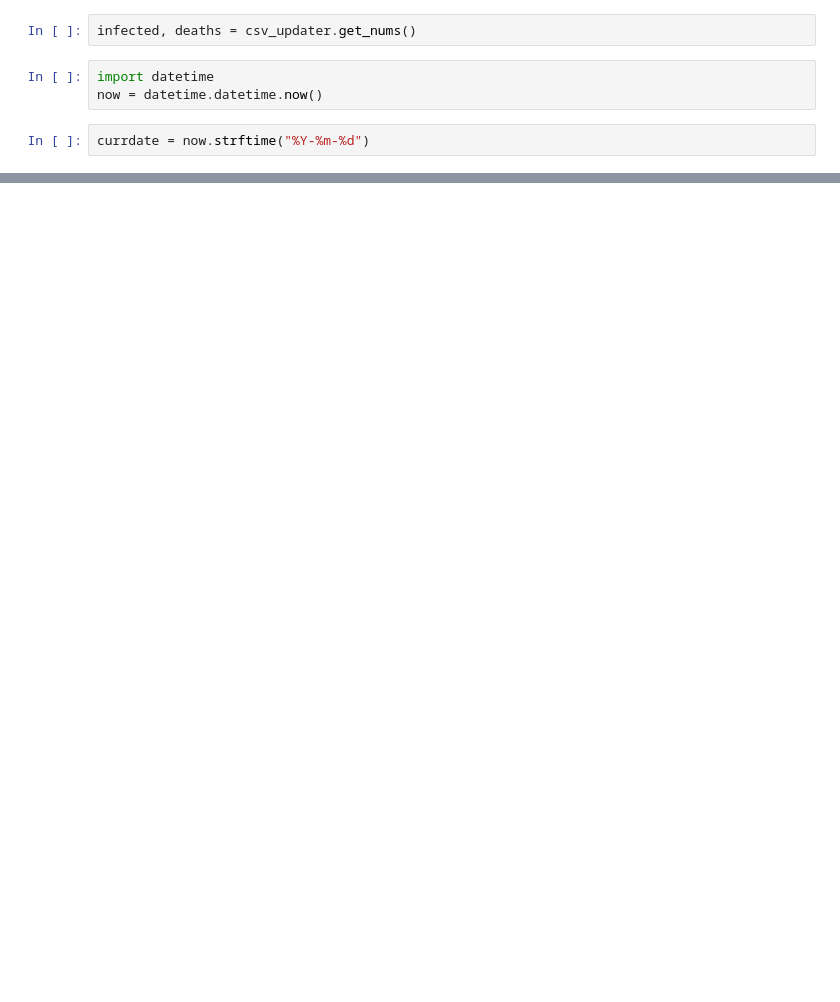
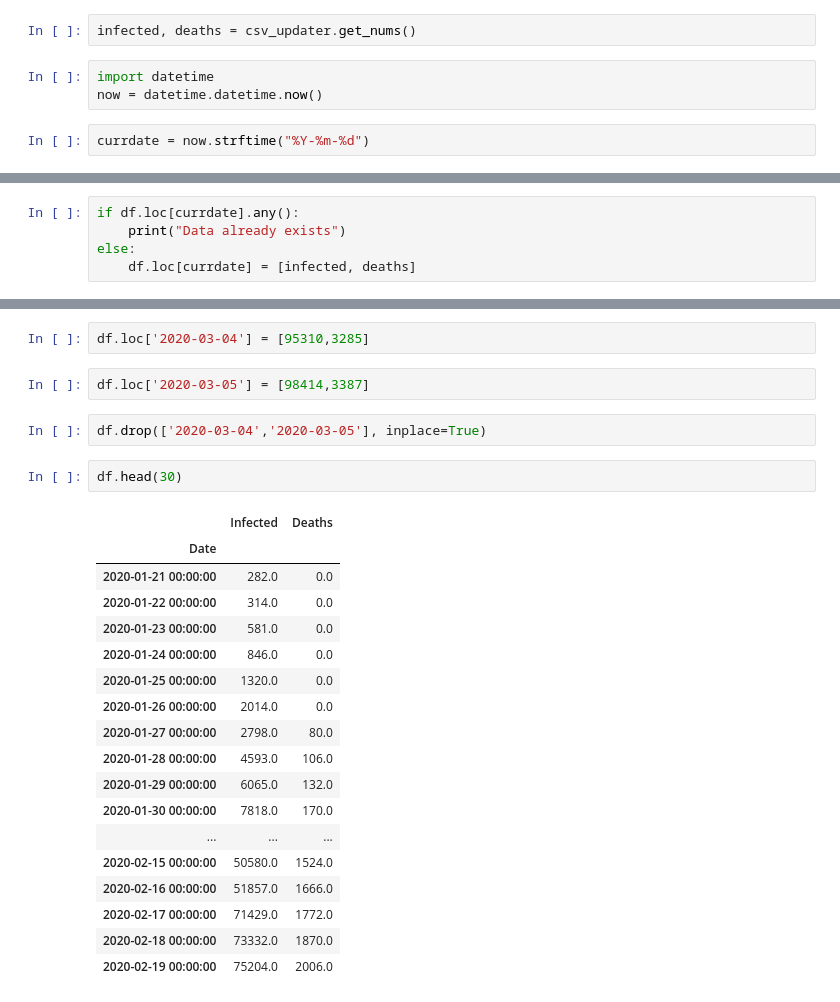
Before and after one commit to asrjy/covid-lstm, a Jupyter notebook: main.ipynb, the cells around one changed output, grey strips where cells are left out. Drawn from its saved outputs; the diff is of its cells as text; blank space fills up the shorter version.

```diff
--- a/main.ipynb
+++ b/main.ipynb
@@ -177,0 +183,5 @@ KeyError: '2020-03-06'
+# %%
+if df.loc[currdate].any():
+    print("Data already exists")
+else:
+    df.loc[currdate] = [infected, deaths]
@@ -177,0 +200,27 @@ KeyError: '2020-03-06'
+# %%
+df.loc['2020-03-04'] = [95310,3285]
+# %%
+df.loc['2020-03-05'] = [98414,3387]
+# %%
+df.drop(['2020-03-04','2020-03-05'], inplace=True)
+# %%
+df.head(30)
+# %% [output]
+|  | Infected | Deaths |
+| Date |  |  |
+| 2020-01-21 00:00:00 | 282.0 | 0.0 |
+| 2020-01-22 00:00:00 | 314.0 | 0.0 |
+| 2020-01-23 00:00:00 | 581.0 | 0.0 |
+| 2020-01-24 00:00:00 | 846.0 | 0.0 |
+| 2020-01-25 00:00:00 | 1320.0 | 0.0 |
+| 2020-01-26 00:00:00 | 2014.0 | 0.0 |
+| 2020-01-27 00:00:00 | 2798.0 | 80.0 |
+| 2020-01-28 00:00:00 | 4593.0 | 106.0 |
+| 2020-01-29 00:00:00 | 6065.0 | 132.0 |
+| 2020-01-30 00:00:00 | 7818.0 | 170.0 |
+| ... | ... | ... |
+| 2020-02-15 00:00:00 | 50580.0 | 1524.0 |
+| 2020-02-16 00:00:00 | 51857.0 | 1666.0 |
+| 2020-02-17 00:00:00 | 71429.0 | 1772.0 |
+| 2020-02-18 00:00:00 | 73332.0 | 1870.0 |
+| 2020-02-19 00:00:00 | 75204.0 | 2006.0 |
```
Also changed, not shown: parts of 14 cells of this notebook, 2 other files.
